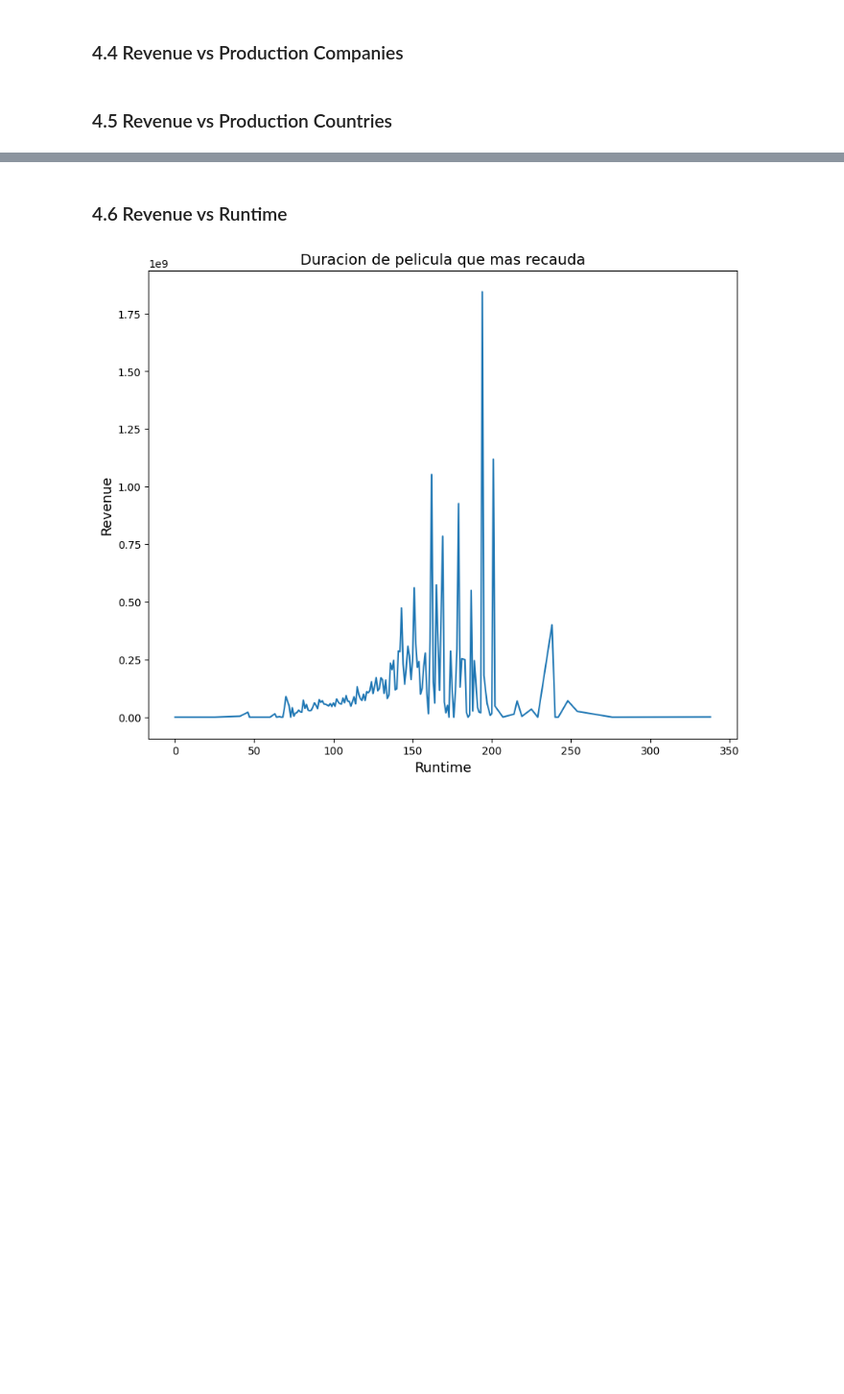
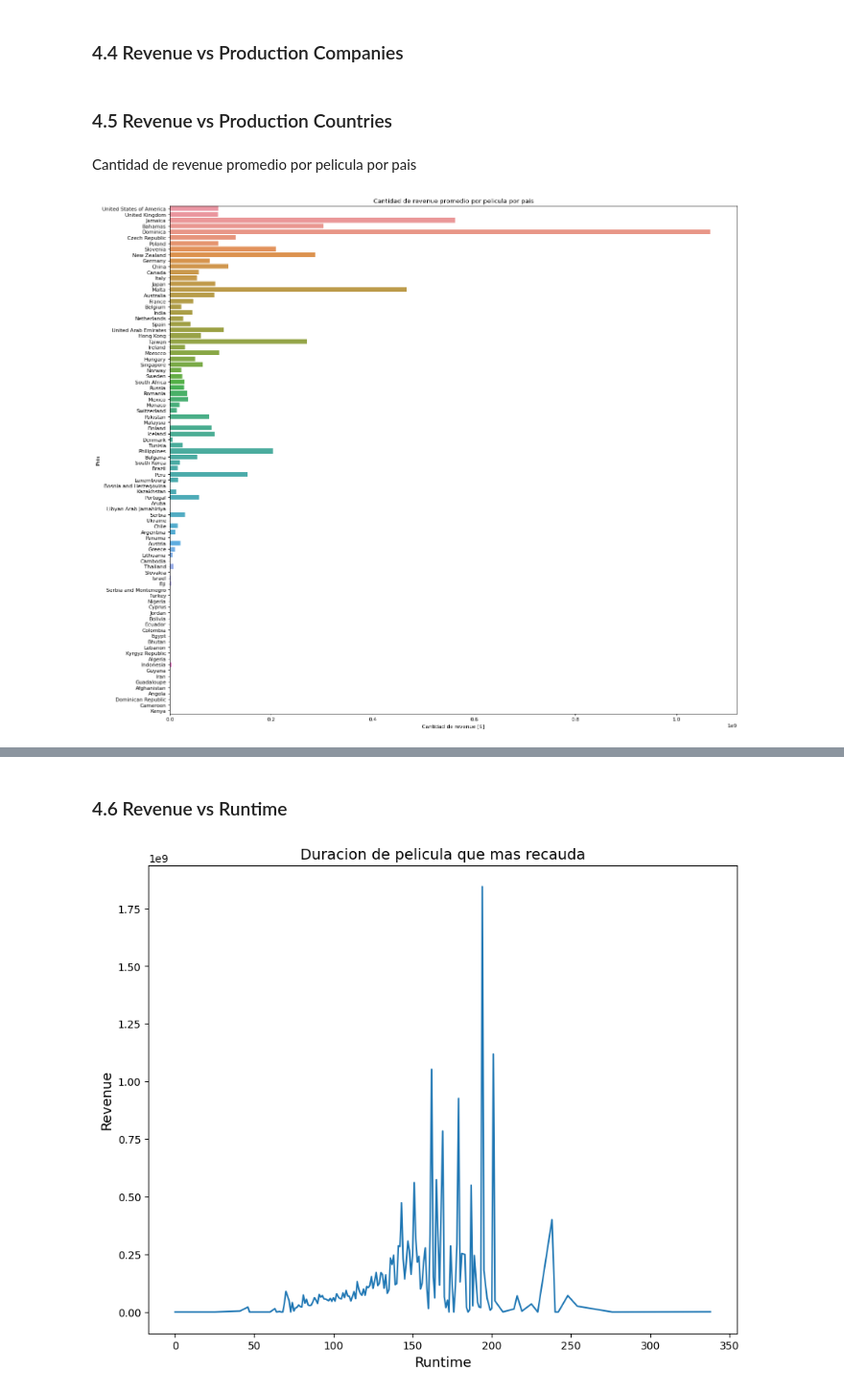
Before and after one commit to AleGallart/SATPython, a Jupyter notebook: Notebook.ipynb, the cells around one changed output, grey strips where cells are left out. Shown at 96% size. Saved outputs shown, nothing was run; the diff lists cells and outputs as text; code cells hidden in the pictures; blank space fills up the shorter version.

```diff
--- a/Notebook.ipynb
+++ b/Notebook.ipynb
@@ -365,2 +420,14 @@ Correlacion entre recaudacion y popularidad :  0.6446546287006752
 # %% [markdown]
 ### 4.5 Revenue vs Production Countries
+# %% [markdown]
+Cantidad de revenue promedio por pelicula por pais
+# %%
+
+figure(num=None, figsize=(20,18), dpi=80, facecolor='w', edgecolor='r')
+sns.barplot(y= xMatriz(promedioPorObjetoUnico(revenueMatriz(dataClean['production_countries'], dataClean['revenue'], 'name'))), x = yMatriz(promedioPorObjetoUnico(revenueMatriz(dataClean['production_countries'], dataClean['revenue'], 'name'))))
+plt.xlabel("Cantidad de revenue [$]")
+plt.ylabel("Pais")
+plt.title("Cantidad de revenue promedio por pelicula por pais")
+plt.show()
+# %% [output]
+[figure, added]
```
Also changed, not shown: parts of 20 cells of this notebook.
